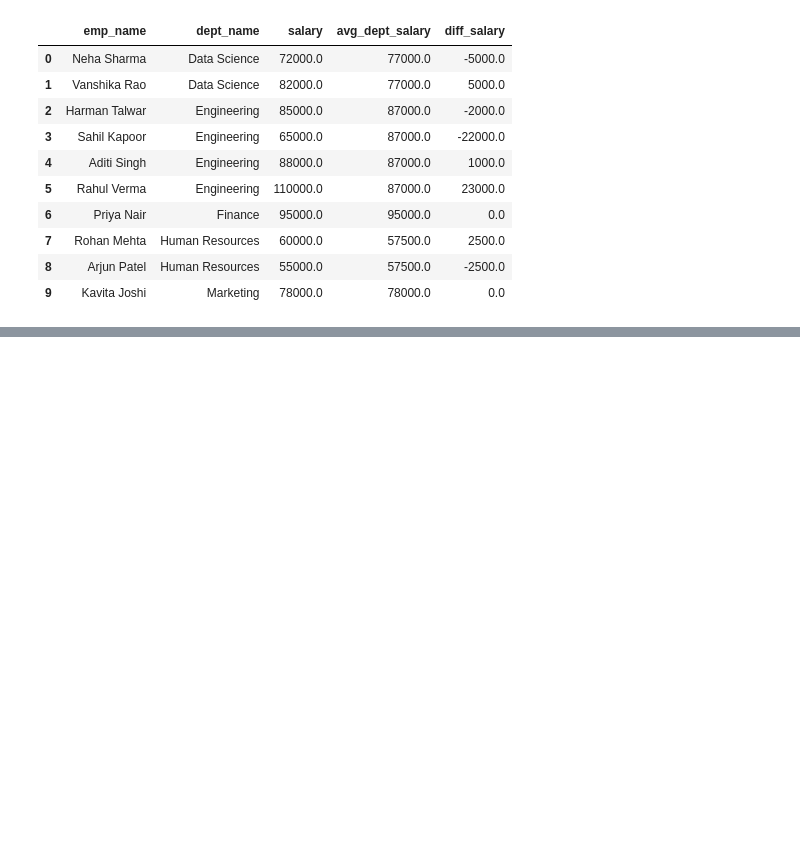
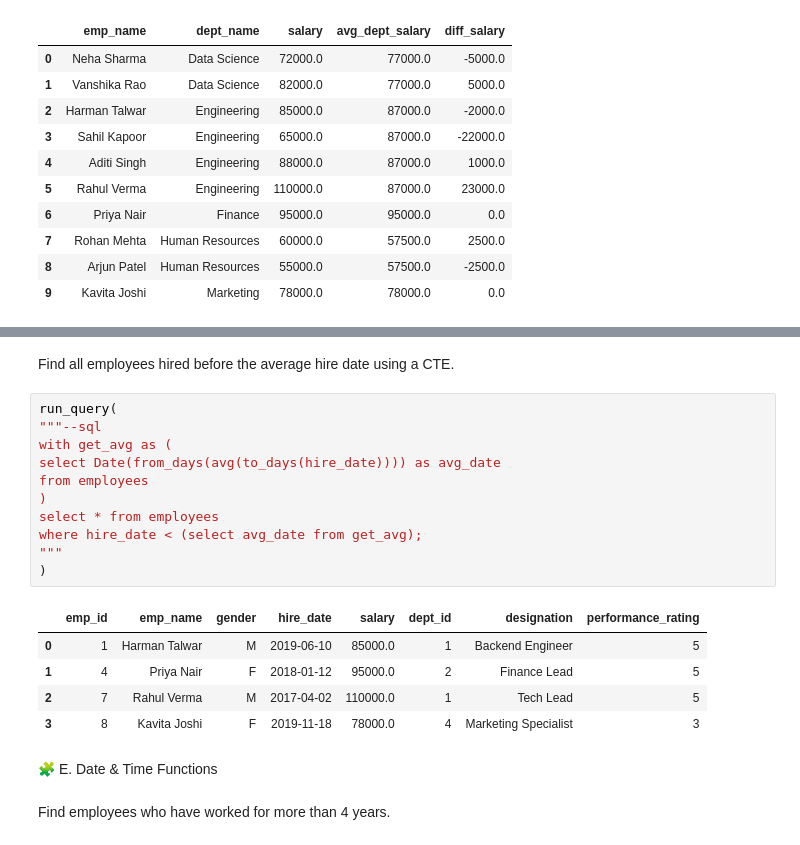
Before and after one commit to Sahil-x-boop/Data_Engineer, a Jupyter notebook: SQL/Day1/begins.ipynb, the cells around one changed output, grey strips where cells are left out. Cells and saved outputs as stored; diff of their text form; blank space fills up the shorter version.

```diff
--- a/SQL/Day1/begins.ipynb
+++ b/SQL/Day1/begins.ipynb
@@ -496,0 +535,24 @@ Find average duration of completed projects per department.
+# %% [markdown]
+
+Find all employees hired before the average hire date using a CTE.
+# %%
+run_query(
+"""--sql
+with get_avg as (
+select Date(from_days(avg(to_days(hire_date)))) as avg_date
+from employees
+)
+select * from employees
+where hire_date < (select avg_date from get_avg);
+"""
+)
+# %% [output]
+|  | emp_id | emp_name | gender | hire_date | salary | dept_id | designation | performance_rating |
+| 0 | 1 | Harman Talwar | M | 2019-06-10 | 85000.0 | 1 | Backend Engineer | 5 |
+| 1 | 4 | Priya Nair | F | 2018-01-12 | 95000.0 | 2 | Finance Lead | 5 |
+| 2 | 7 | Rahul Verma | M | 2017-04-02 | 110000.0 | 1 | Tech Lead | 5 |
+| 3 | 8 | Kavita Joshi | F | 2019-11-18 | 78000.0 | 4 | Marketing Specialist | 3 |
+# %% [markdown]
+🧩 E. Date & Time Functions
+# %% [markdown]
+Find employees who have worked for more than 4 years.
```
Also changed, not shown: parts of 35 cells of this notebook.
